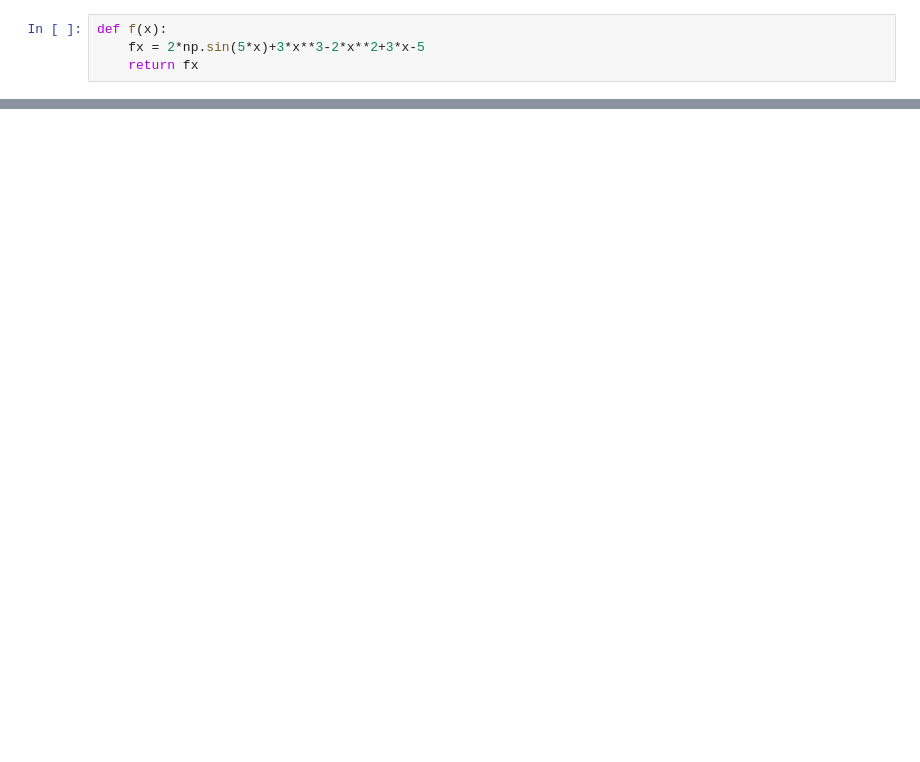
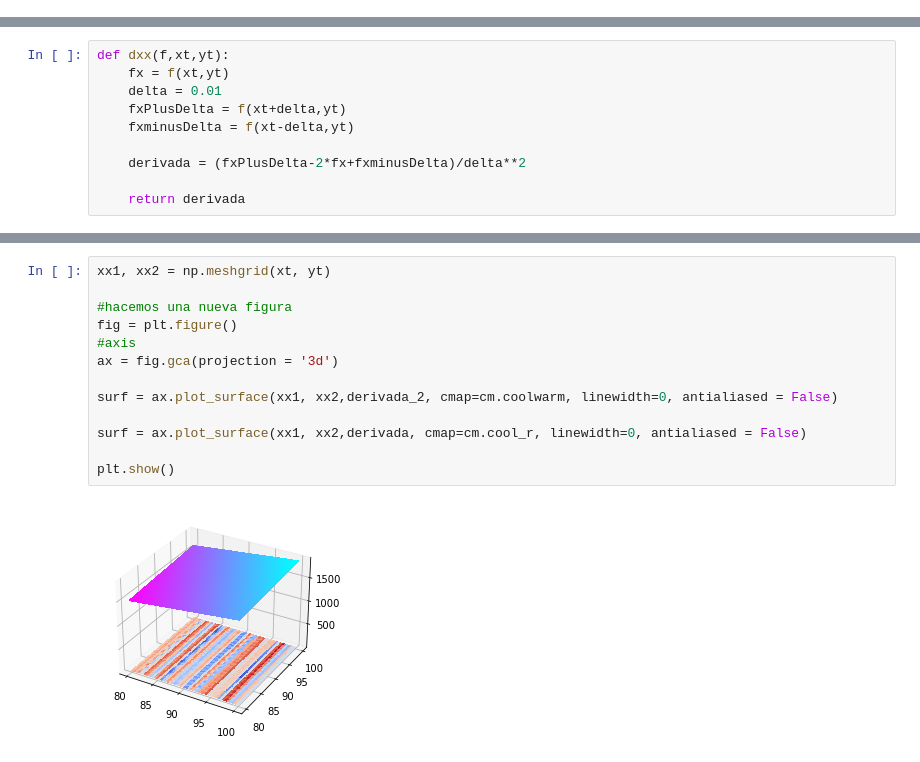
Before and after one commit to IgnacioArellano/Images_processing_using_python, a Jupyter notebook: DerivadaAprox.ipynb, the cells around one changed output, grey strips where cells are left out. Drawn from its saved outputs; the diff is of its cells as text; blank space fills up the shorter version.

```diff
--- a/DerivadaAprox.ipynb
+++ b/DerivadaAprox.ipynb
@@ -4,4 +0,0 @@ import numpy as np
-# %%
-def f(x):
-    fx = 2*np.sin(5*x)+3*x**3-2*x**2+3*x-5
-    return fx
@@ -20,0 +24,10 @@ plt.plot(xt,derivada)
+# %%
+def dxx(f,xt,yt):
+    fx = f(xt,yt)
+    delta = 0.01
+    fxPlusDelta = f(xt+delta,yt)
+    fxminusDelta = f(xt-delta,yt)
+
+    derivada = (fxPlusDelta-2*fx+fxminusDelta)/delta**2
+
+    return derivada
@@ -20,0 +71,15 @@ plt.plot(xt,derivada)
+# %%
+xx1, xx2 = np.meshgrid(xt, yt)
+
+#hacemos una nueva figura
+fig = plt.figure()
+#axis
+ax = fig.gca(projection = '3d')
+
+surf = ax.plot_surface(xx1, xx2,derivada_2, cmap=cm.coolwarm, linewidth=0, antialiased = False)
+
+surf = ax.plot_surface(xx1, xx2,derivada, cmap=cm.cool_r, linewidth=0, antialiased = False)
+
+plt.show()
+# %% [output]
+[figure, added]
```
Also changed, not shown: parts of 10 cells of this notebook.
